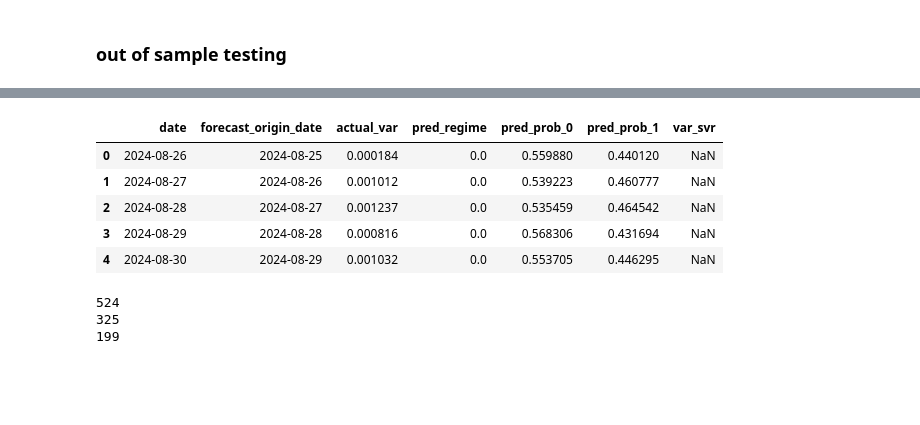
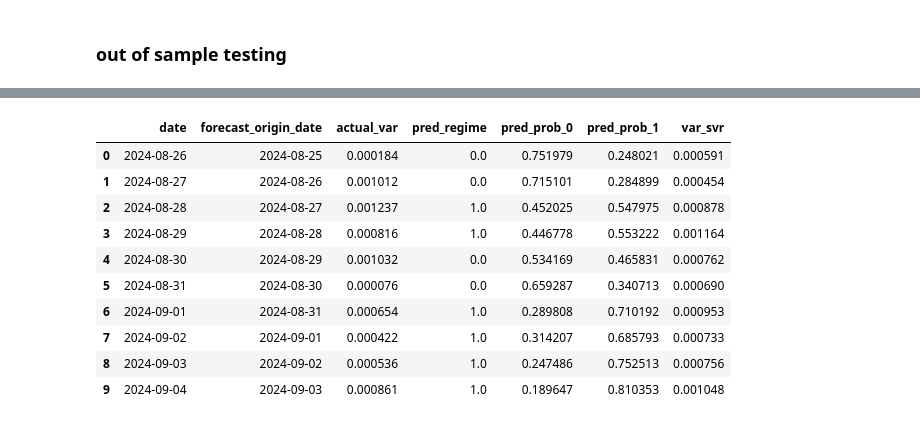
Before and after one commit to Therulow/DSE4211-GRP13, a Jupyter notebook: lstm-regimeaware/lstm_regime6.ipynb, the cells around one changed output, grey strips where cells are left out. Drawn from its saved outputs; the diff is of its cells as text; code cells hidden in the pictures; blank space fills up the shorter version.

Commit message:
lstm-svr model

```diff
--- a/lstm-regimeaware/lstm_regime6.ipynb
+++ b/lstm-regimeaware/lstm_regime6.ipynb
@@ -68,22 +68,3 @@ lstm_features = ["gtrend_pct_change",
     ]
 
 svr_features = ["rv_lag1", "rv_lag2", "rv_lag3", "rv_rolling_mean_30"]
-# %%
-train_size = int(len(df) * 0.7)
-eval_size = int(len(df) * 0.15)
-train_df = df.iloc[:train_size]
-
-eval_df = df.iloc[train_size:train_size + eval_size]
-test_df = df.iloc[train_size + eval_size:]
-print(f"Train set: {len(train_df)} rows")
-print(f"Evaluation set: {len(eval_df)} rows")
-print(f"Test set: {len(test_df)} rows")
-
-
-X_train_lstm = train_df[lstm_features]
-X_eval_lstm  = eval_df[lstm_features]
-X_test_lstm  = test_df[lstm_features]
-
-y_train_regime = train_df["regime_id"].shift(-1)  # shift by 1 to predict next day's regime
-y_eval_regime  = eval_df["regime_id"]
-y_test_regime  = test_df["regime_id"]
@@ -848,14 +983,16 @@ print(best_svr_params)
 # %% [markdown]
 ### out of sample testing
 # %%
+test_regime_start_idx = max(0, test_start_idx - 365)
+
 test_regime_roll = rolling_regime_forecast(
     df_full=df,
     lstm_model=best_lstm_model,
     feature_cols=lstm_features,
     lookback=best_lb,
-    start_idx=test_start_idx,
+    start_idx=test_regime_start_idx,
     end_idx=test_end_idx,
-    scale_window=730,
+    scale_window=365,
     date_col="date",
     target_col="regime_id"
 )
@@ -868,7 +1005,7 @@ test_svr = rolling_lstm_svr_linear_eval(
     x_feature_cols=svr_features,
     realized_var_col="realized_variance",
     date_col="date",
-    rolling_window=730,
+    rolling_window=365,
     C=float(best_svr_params["C"]),
     epsilon=float(best_svr_params["epsilon"]),
     min_obs=200,
@@ -881,4 +1018,5 @@ test_qlike = qlike(test_svr["actual_var"], test_svr["var_svr"])
 
 print("Final Test RMSE :", test_rmse)
 print("Final Test QLIKE:", test_qlike)
+print("Number of test forecasts:", test_svr["var_svr"].notna().sum())
 # %% [output]
@@ -902,0 +1042,14 @@ plt.show()
+# %%
+# plot actual vs predicted variance on test set
+import matplotlib.pyplot as plt
+test_svr['date'] = pd.to_datetime(test_svr['date'])
+plt.figure(figsize=(12,6))
+plt.plot(test_svr["date"], np.sqrt(test_svr["actual_var"]), label="Realized variance")
+plt.plot(test_svr["date"], np.sqrt(test_svr["var_svr"]), label="Predicted variance")
+plt.title("Actual vs Predicted Realized volatility on Test Set")
+plt.xlabel("Date")
+plt.ylabel("Realized volatility")
+plt.legend()
+plt.xticks(rotation=45)
+plt.tight_layout()
+plt.show()
@@ -904,19 +1059,16 @@ plt.show()
 # save final results and export test predictions
 test_svr.to_csv("results/lstm-svr1.csv", index=False)
 # %%
-test_svr.head()
+test_svr.head(10)
 # %% [output]
 |  | date | forecast_origin_date | actual_var | pred_regime | pred_prob_0 | pred_prob_1 | var_svr |
-| 0 | 2024-08-26 | 2024-08-25 | 0.000184 | 0.0 | 0.559880 | 0.440120 | NaN |
-| 1 | 2024-08-27 | 2024-08-26 | 0.001012 | 0.0 | 0.539223 | 0.460777 | NaN |
-| 2 | 2024-08-28 | 2024-08-27 | 0.001237 | 0.0 | 0.535459 | 0.464542 | NaN |
-| 3 | 2024-08-29 | 2024-08-28 | 0.000816 | 0.0 | 0.568306 | 0.431694 | NaN |
-| 4 | 2024-08-30 | 2024-08-29 | 0.001032 | 0.0 | 0.553705 | 0.446295 | NaN |
+| 0 | 2024-08-26 | 2024-08-25 | 0.000184 | 0.0 | 0.751979 | 0.248021 | 0.000591 |
+| 1 | 2024-08-27 | 2024-08-26 | 0.001012 | 0.0 | 0.715101 | 0.284899 | 0.000454 |
+| 2 | 2024-08-28 | 2024-08-27 | 0.001237 | 1.0 | 0.452025 | 0.547975 | 0.000878 |
+| 3 | 2024-08-29 | 2024-08-28 | 0.000816 | 1.0 | 0.446778 | 0.553222 | 0.001164 |
+| 4 | 2024-08-30 | 2024-08-29 | 0.001032 | 0.0 | 0.534169 | 0.465831 | 0.000762 |
+| 5 | 2024-08-31 | 2024-08-30 | 0.000076 | 0.0 | 0.659287 | 0.340713 | 0.000690 |
+| 6 | 2024-09-01 | 2024-08-31 | 0.000654 | 1.0 | 0.289808 | 0.710192 | 0.000953 |
+| 7 | 2024-09-02 | 2024-09-01 | 0.000422 | 1.0 | 0.314207 | 0.685793 | 0.000733 |
+| 8 | 2024-09-03 | 2024-09-02 | 0.000536 | 1.0 | 0.247486 | 0.752513 | 0.000756 |
+| 9 | 2024-09-04 | 2024-09-03 | 0.000861 | 1.0 | 0.189647 | 0.810353 | 0.001048 |
-# %%
-print(len(test_df))
-print(test_svr["var_svr"].notna().sum())
-print(test_svr["var_svr"].isna().sum())
-# %% [output]
-524
-325
-199
```
Also changed, not shown: parts of 16 cells of this notebook, 1 other file.
